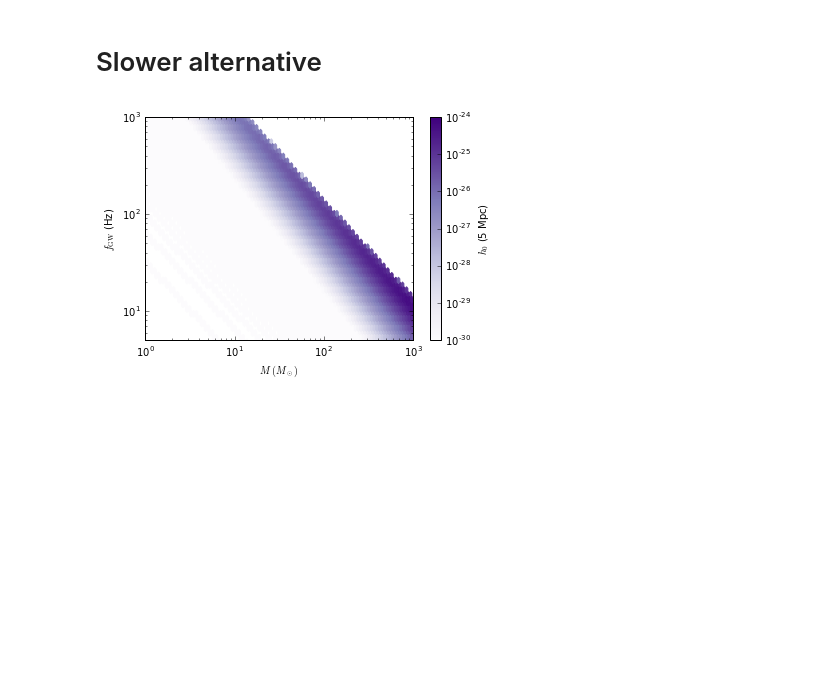
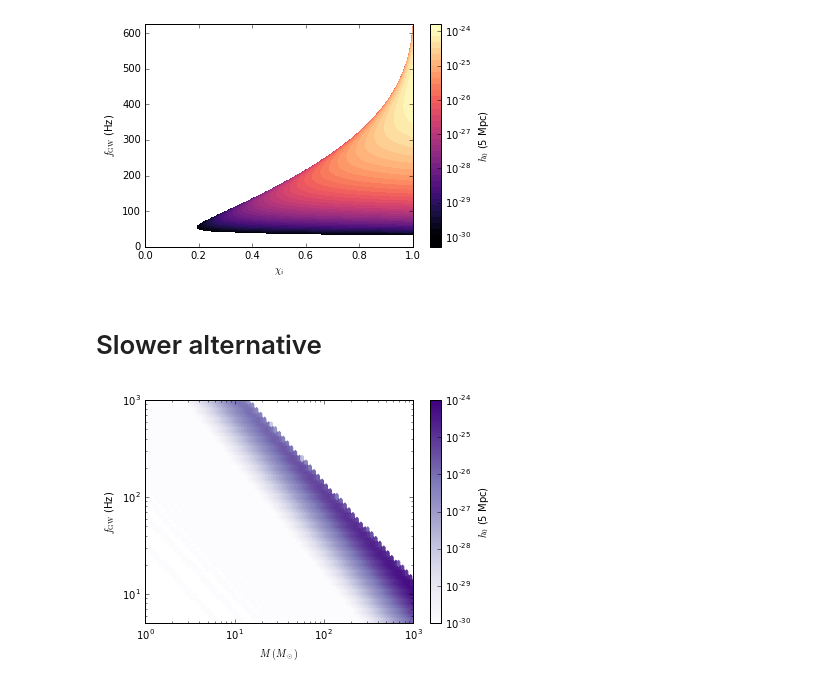
Before and after one commit to maxisi/gwaxion, a Jupyter notebook: examples/fgw_mbh_approx.ipynb, the cells around one changed output. Saved outputs shown, nothing was run; the diff lists cells and outputs as text; code cells hidden in the pictures; blank space fills up the shorter version.

```diff
--- a/examples/fgw_mbh_approx.ipynb
+++ b/examples/fgw_mbh_approx.ipynb
@@ -71,0 +91,16 @@ plt.close()
+# %%
+# create an array of BH masses in LIGO's band
+n_spins = 1000
+n_alpha = 500
+
+mbh_i = 50
+distance = 5E6 * physics.PC_SI
+chis_array = np.linspace(0, 1, n_spins).reshape(n_spins, 1)
+
+alphas_array = np.linspace(0, 0.5, n_alpha).reshape(1, n_alpha)
+
+h0s, fgws = physics.h0_scalar_brito(mbh_i, alphas_array, chi_i=chis_array, d=distance)
+chis = np.repeat(chis_array, n_alpha, axis=1)
+
+fgws_ma = np.ma.masked_array(fgws, mask=fgws<=0)
+h0s_ma = np.ma.masked_array(h0s, mask=(h0s<=1E-30) | (np.isnan(h0s)))
@@ -72,3 +116,24 @@ plt.close()
+# %%
+# FILLED CONTOUR PLOT
+
+norm = matplotlib.colors.LogNorm(vmin=1E-30, vmax=h0s_ma.max())
+
+cm = plt.contourf(chis, fgws_ma,h0s_ma, locator=ticker.LogLocator(numticks=500,base=1.5), cmap='magma', norm=norm)
+#cs = plt.contour(mbhs,fgws_ma, h0s_ma, ticklocation=ticker.LogLocator(), colors='lavender', norm=norm)
+# fmt = ticker.LogFormatterMathtext()
+# fmt.create_dummy_axis()
+# plt.clabel(cs, cs.levels, inline=True, fontsize=8, fmt=fmt, loc='best')
+cb_ticks = np.logspace(-30, -24, 7)# np.ceil(np.log10(h0s_ma[~np.isnan(h0s_ma)].max())), 7)
+cb = plt.colorbar(cm, norm=norm, label=r'$h_0$ (5 Mpc)', ticks=cb_ticks)
+#plt.ylim(5, 1E3)
+#plt.xscale('log')
+#plt.yscale('log')
+plt.ylabel(r'$f_{\rm GW}$ (Hz)')
+plt.xlabel(r'$\chi_i$')
+plt.show()
+plt.close()
+# %% [output]
+[figure, added]
 # %% [markdown]
 # Slower alternative
 # %%
```
Also changed, not shown: parts of 11 cells of this notebook, 3 other files.
